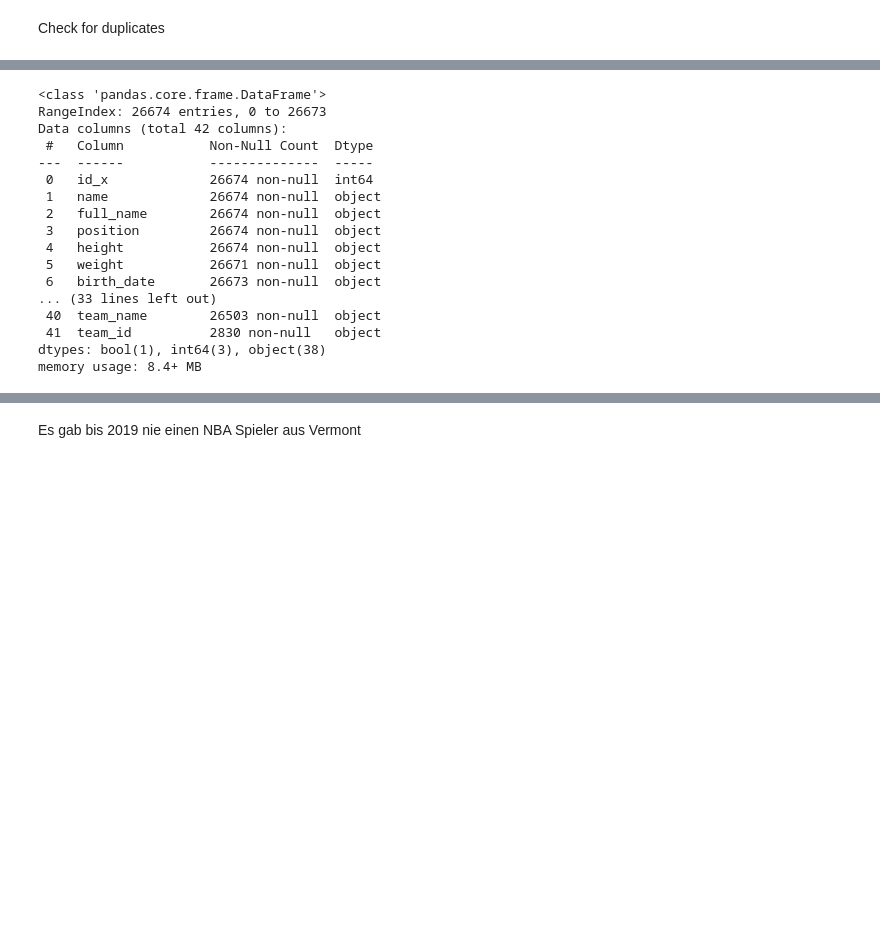
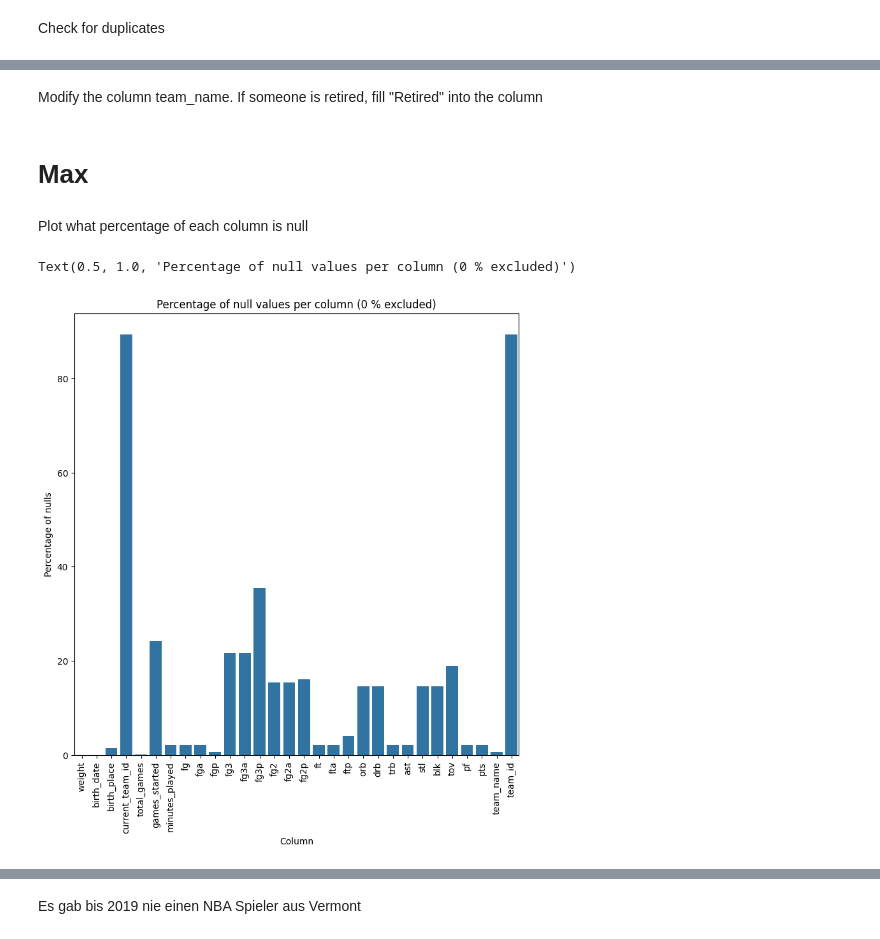
Before and after one commit to olesasha/InfoViz, a Jupyter notebook: Exercise1.ipynb, the cells around one changed output, grey strips where cells are left out. Drawn from its saved outputs; the diff is of its cells as text; code cells hidden in the pictures; blank space fills up the shorter version.

Commit message:
Creates some plots for null vis and a help file for venv

```diff
--- a/Exercise1.ipynb
+++ b/Exercise1.ipynb
@@ -79,24 +70,26 @@ df2 = df1.merge(
 # %%
 df2 = df2.replace({np.nan: None})
+# %% [markdown]
+Modify the column team_name. If someone is retired, fill "Retired" into the column
 # %%
 df2.loc[df2["retired"], "team_name"] = "Retired"
-# %%
-df2.info()
-# %% [output]
-<class 'pandas.core.frame.DataFrame'>
-RangeIndex: 26674 entries, 0 to 26673
-Data columns (total 42 columns):
- #   Column           Non-Null Count  Dtype
----  ------           --------------  -----
- 0   id_x             26674 non-null  int64
- 1   name             26674 non-null  object
- 2   full_name        26674 non-null  object
- 3   position         26674 non-null  object
- 4   height           26674 non-null  object
- 5   weight           26671 non-null  object
- 6   birth_date       26673 non-null  object
-... (33 lines left out)
- 40  team_name        26503 non-null  object
- 41  team_id          2830 non-null   object
-dtypes: bool(1), int64(3), object(38)
-memory usage: 8.4+ MB
+# %% [markdown]
+# Max
+# %% [markdown]
+Plot what percentage of each column is null
+# %%
+# don't visualize all columns that are zero as there is no need to visualise them
+df_null_plot = df2.loc[:,df2.isnull().sum() != 0]
+null_per_column = df_null_plot.isnull().sum()
+percentage_per_column = null_per_column/len(df_null_plot)*100
+percentage_per_column.apply(lambda x: f"{np.round(x,2)} %")
+
+plt.figure(figsize=(9,9))
+ax = sns.barplot(percentage_per_column)
+ax.tick_params(axis='x', rotation=90)
+ax.set_ylabel("Percentage of nulls")
+ax.set_xlabel("Column")
+ax.set_title("Percentage of null values per column (0 % excluded)")
+# %% [output]
+Text(0.5, 1.0, 'Percentage of null values per column (0 % excluded)')
+[figure, added]
```
Also changed, not shown: parts of 18 cells of this notebook, 2 other files.
